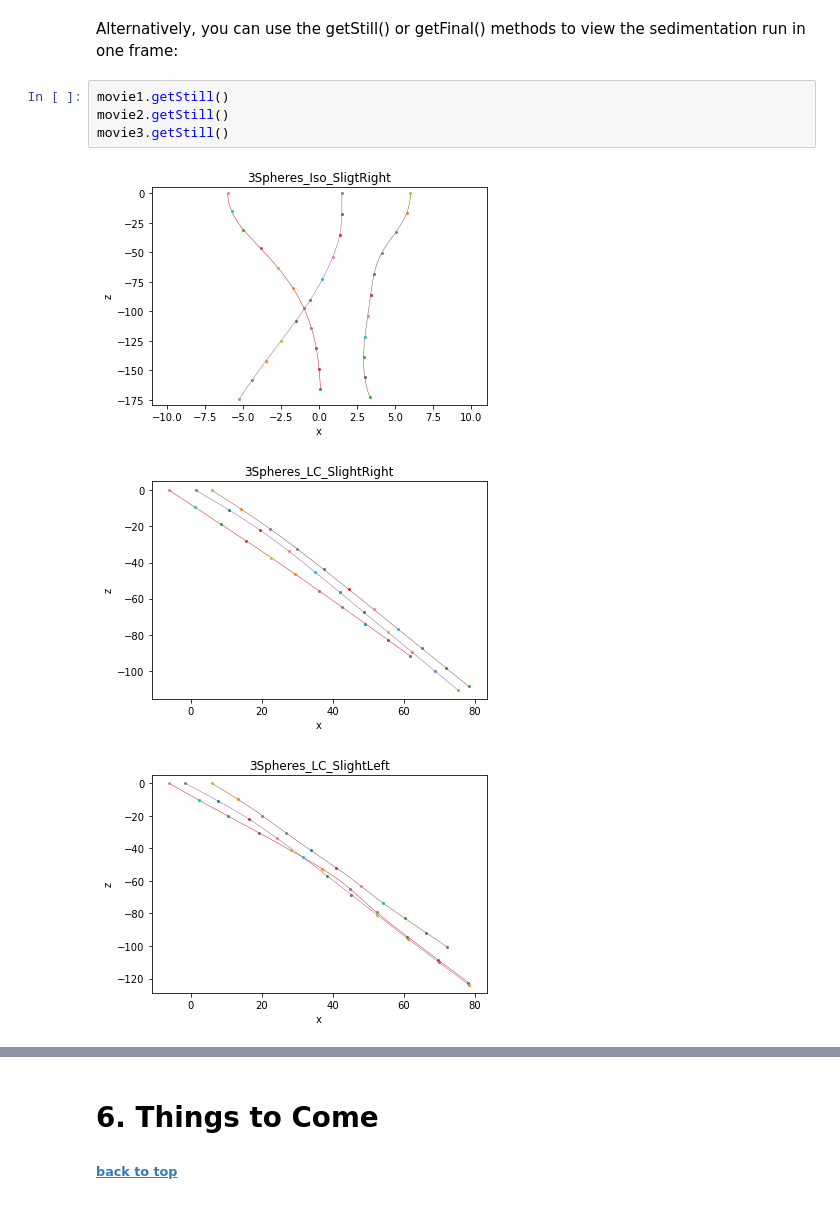
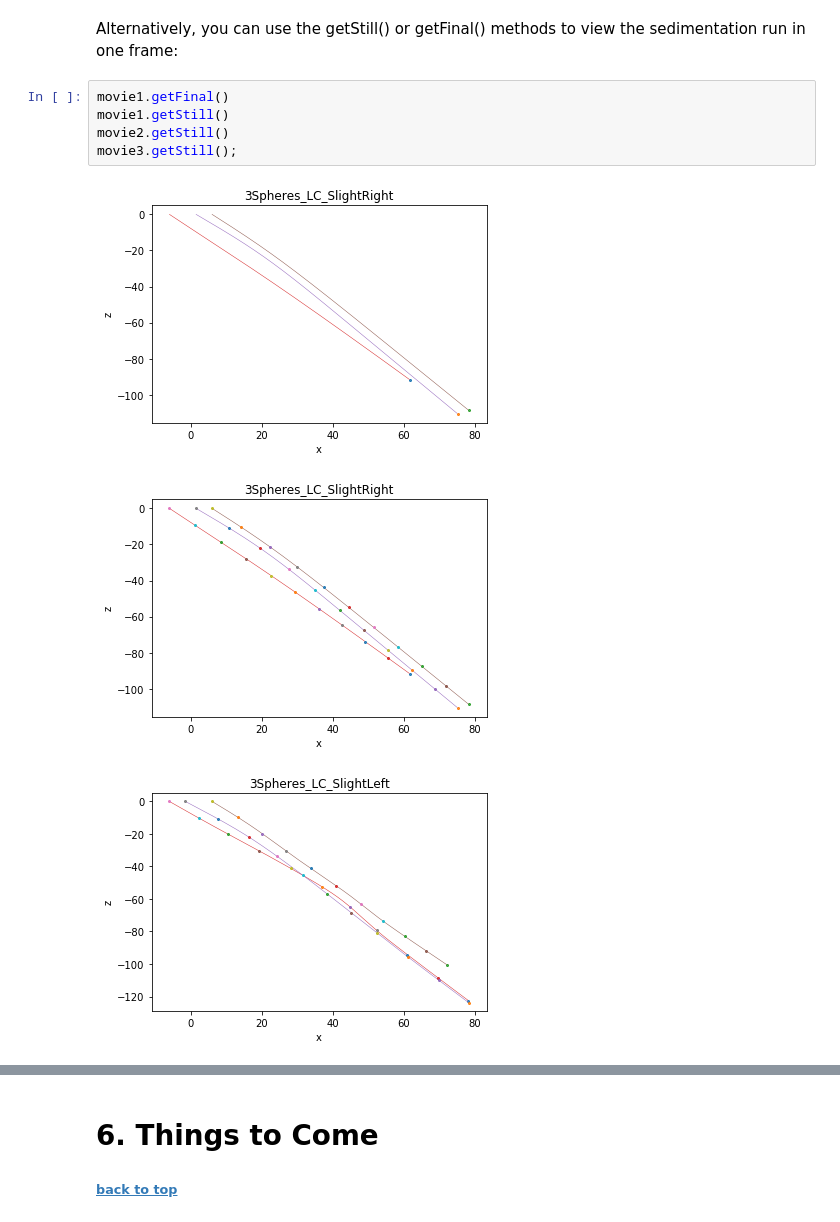
Before and after one commit to johnemmanuelbond/ShellModel, a Jupyter notebook: Overview.ipynb, the cells around one changed output, grey strips where cells are left out. Saved outputs shown, nothing was run; the diff lists cells and outputs as text.

```diff
--- a/Overview.ipynb
+++ b/Overview.ipynb
@@ -452,11 +459,12 @@ movie1.animate(outputPath = "C:\\Users\\johne\\Downloads")
 # %% [markdown]
 Alternatively, you can use the getStill() or getFinal() methods to view the sedimentation run in one frame:
 # %%
+movie1.getFinal()
 movie1.getStill()
 movie2.getStill()
-movie3.getStill()
+movie3.getStill();
 # %% [output]
-[figure, old version]
+[figure, new version]
 [figure]
 [figure]
 [figure]
```
Also changed, not shown: parts of 6 cells of this notebook.
